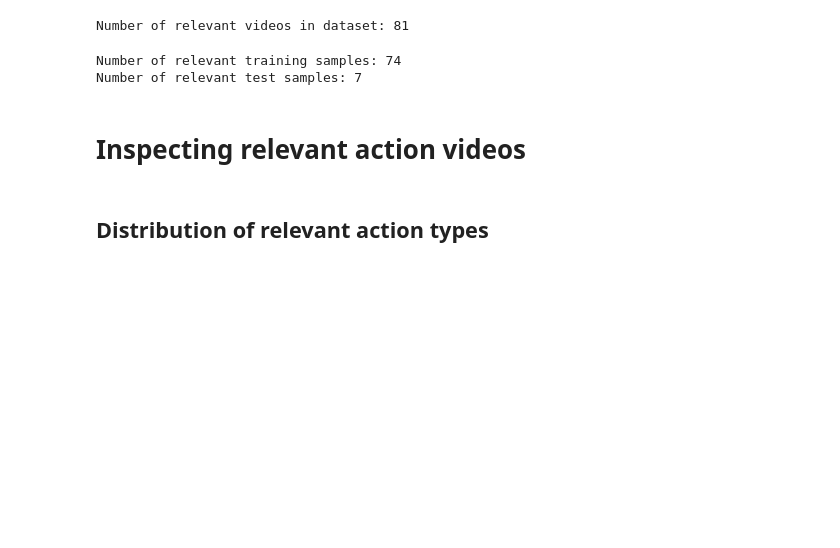
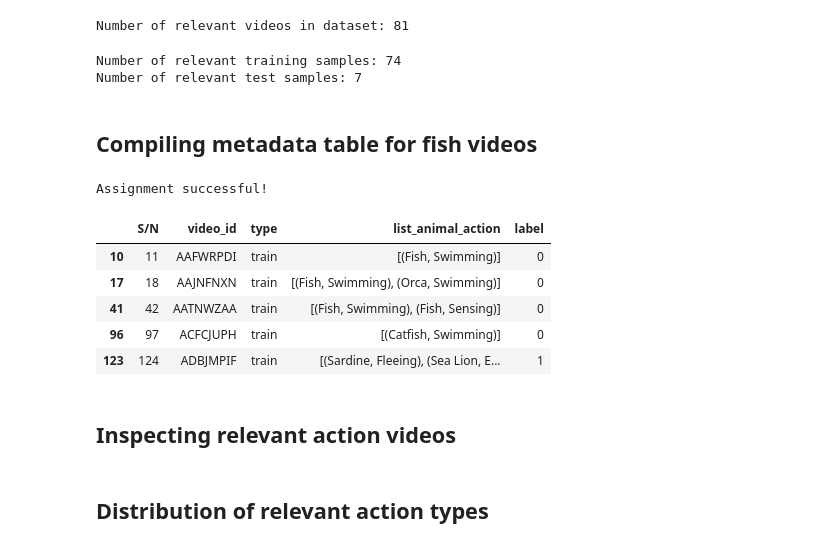
Before and after one commit to ZsofiaK/masterthesis, a Jupyter notebook: Implementation/EDA/ZKatona_thesis_EDA.ipynb, the cells around one changed output. Cells and saved outputs as stored; diff of their text form; code cells hidden in the pictures; blank space fills up the shorter version.

```diff
--- a/Implementation/EDA/ZKatona_thesis_EDA.ipynb
+++ b/Implementation/EDA/ZKatona_thesis_EDA.ipynb
@@ -92,7 +92,7 @@ def check_species_from_list(actions, list_of_species):
 
     return False
 # %%
-fish_videos = video_metadata[video_metadata['list_animal_action'].apply(lambda actions: check_species_from_list(actions, fish))]
+fish_videos = video_metadata[video_metadata['list_animal_action'].apply(lambda actions: check_species_from_list(actions, fish))].copy()
 # %%
 print('Number of fish videos in dataset:', len(fish_videos))
 # %% [output]
@@ -166,3 +166,29 @@ print('Number of relevant test samples:', len(relevant_videos[relevant_videos['t
 # %% [output]
 Number of relevant training samples: 74
 Number of relevant test samples: 7
+# %% [markdown]
+## Compiling metadata table for fish videos
+# %%
+# Adding attack label column to
+fish_videos['label'] = fish_videos['video_id'].isin(relevant_videos['video_id']).astype(int)
+# %%
+# Checking if the correct number of positive labels were assigned:
+if len(relevant_videos) == sum(fish_videos['label']):
+    print('Assignment successful!')
+
+else:
+    print('WARNING: incorrect number of positive labels assigned.')
+# %% [output]
+Assignment successful!
+# %%
+# Creating metadata table by dropping multiclass labels:
+fish_metadata = fish_videos.drop(columns='labels')
+
+fish_metadata.head()
+# %% [output]
+|  | S/N | video_id | type | list_animal_action | label |
+| 10 | 11 | AAFWRPDI | train | [(Fish, Swimming)] | 0 |
+| 17 | 18 | AAJNFNXN | train | [(Fish, Swimming), (Orca, Swimming)] | 0 |
+| 41 | 42 | AATNWZAA | train | [(Fish, Swimming), (Fish, Sensing)] | 0 |
+| 96 | 97 | ACFCJUPH | train | [(Catfish, Swimming)] | 0 |
+| 123 | 124 | ADBJMPIF | train | [(Sardine, Fleeing), (Sea Lion, E... | 1 |
@@ -169,5 +197,5 @@ Number of relevant test samples: 7
 # %% [markdown]
-# Inspecting relevant action videos
+## Inspecting relevant action videos
 # %%
 # Setting up counters to record the distribution of actions and species in the relevant videos.
 action_counter = {action : 0 for action in relevant_actions}
```
Also changed, not shown: parts of 1 cell of this notebook, 3 other files.
